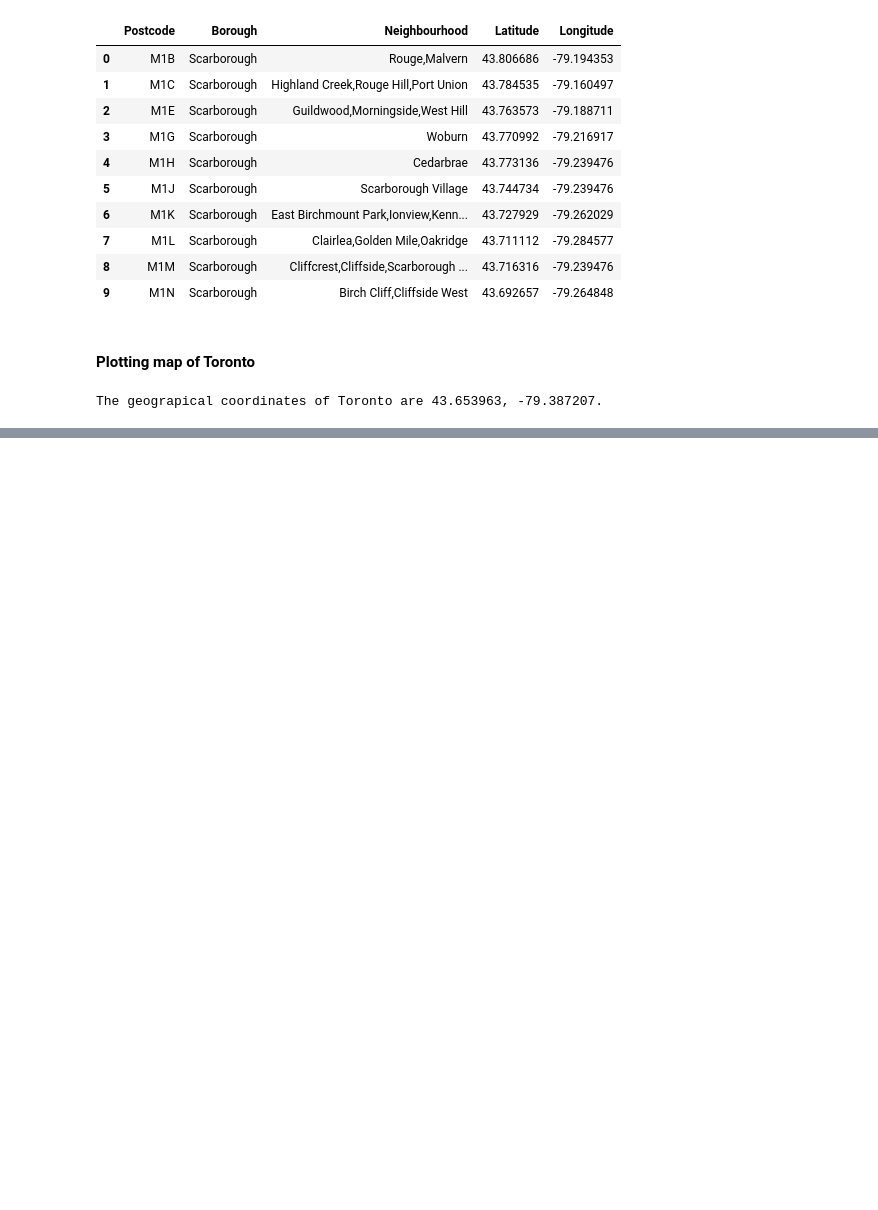
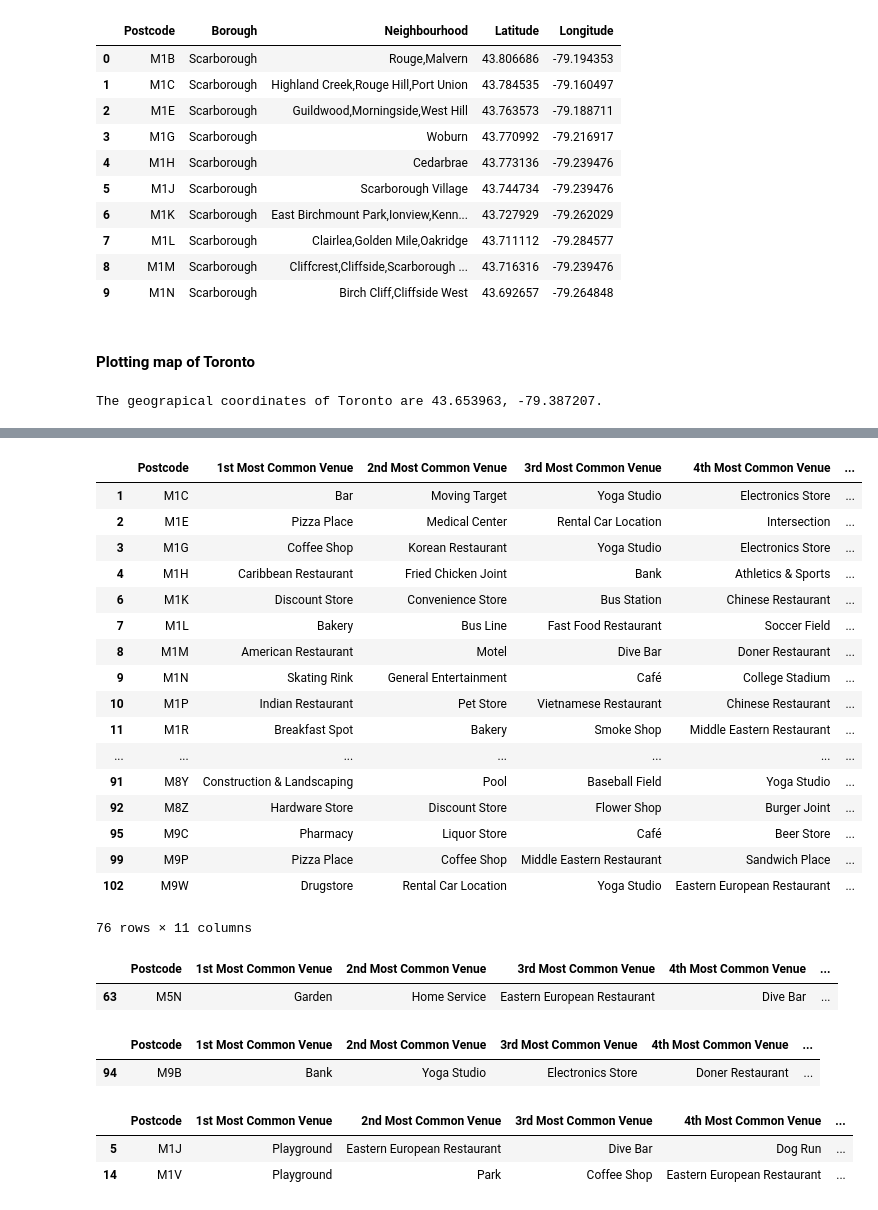
Before and after one commit to humanshado/Coursera_Capstone, a Jupyter notebook: Exploring Toronto Neighborhoods.ipynb, the cells around one changed output, grey strips where cells are left out. Cells and saved outputs as stored; diff of their text form; code cells hidden in the pictures; blank space fills up the shorter version.

```diff
--- a/Exploring Toronto Neighborhoods.ipynb
+++ b/Exploring Toronto Neighborhoods.ipynb
@@ -170,0 +371,37 @@ map_toronto
+# %%
+toronto_merged.loc[toronto_merged['Cluster Labels'] == 0, toronto_merged.columns[[0] + list(range(6, toronto_merged.shape[1]))]]
+# %% [output]
+|  | Postcode | 1st Most Common Venue | 2nd Most Common Venue | 3rd Most Common Venue | 4th Most Common Venue | ... |
+| 1 | M1C | Bar | Moving Target | Yoga Studio | Electronics Store | ... |
+| 2 | M1E | Pizza Place | Medical Center | Rental Car Location | Intersection | ... |
+| 3 | M1G | Coffee Shop | Korean Restaurant | Yoga Studio | Electronics Store | ... |
+| 4 | M1H | Caribbean Restaurant | Fried Chicken Joint | Bank | Athletics & Sports | ... |
+| 6 | M1K | Discount Store | Convenience Store | Bus Station | Chinese Restaurant | ... |
+| 7 | M1L | Bakery | Bus Line | Fast Food Restaurant | Soccer Field | ... |
+| 8 | M1M | American Restaurant | Motel | Dive Bar | Doner Restaurant | ... |
+| 9 | M1N | Skating Rink | General Entertainment | Café | College Stadium | ... |
+| 10 | M1P | Indian Restaurant | Pet Store | Vietnamese Restaurant | Chinese Restaurant | ... |
+| 11 | M1R | Breakfast Spot | Bakery | Smoke Shop | Middle Eastern Restaurant | ... |
+| ... | ... | ... | ... | ... | ... | ... |
+| 91 | M8Y | Construction & Landscaping | Pool | Baseball Field | Yoga Studio | ... |
+| 92 | M8Z | Hardware Store | Discount Store | Flower Shop | Burger Joint | ... |
+| 95 | M9C | Pharmacy | Liquor Store | Café | Beer Store | ... |
+| 99 | M9P | Pizza Place | Coffee Shop | Middle Eastern Restaurant | Sandwich Place | ... |
+| 102 | M9W | Drugstore | Rental Car Location | Yoga Studio | Eastern European Restaurant | ... |
+76 rows × 11 columns
+# %%
+toronto_merged.loc[toronto_merged['Cluster Labels'] == 1, toronto_merged.columns[[0] + list(range(6, toronto_merged.shape[1]))]]
+# %% [output]
+|  | Postcode | 1st Most Common Venue | 2nd Most Common Venue | 3rd Most Common Venue | 4th Most Common Venue | ... |
+| 63 | M5N | Garden | Home Service | Eastern European Restaurant | Dive Bar | ... |
+# %%
+toronto_merged.loc[toronto_merged['Cluster Labels'] == 2, toronto_merged.columns[[0] + list(range(6, toronto_merged.shape[1]))]]
+# %% [output]
+|  | Postcode | 1st Most Common Venue | 2nd Most Common Venue | 3rd Most Common Venue | 4th Most Common Venue | ... |
+| 94 | M9B | Bank | Yoga Studio | Electronics Store | Doner Restaurant | ... |
+# %%
+toronto_merged.loc[toronto_merged['Cluster Labels'] == 3, toronto_merged.columns[[0] + list(range(6, toronto_merged.shape[1]))]]
+# %% [output]
+|  | Postcode | 1st Most Common Venue | 2nd Most Common Venue | 3rd Most Common Venue | 4th Most Common Venue | ... |
+| 5 | M1J | Playground | Eastern European Restaurant | Dive Bar | Dog Run | ... |
+| 14 | M1V | Playground | Park | Coffee Shop | Eastern European Restaurant | ... |
```
Also changed, not shown: parts of 26 cells of this notebook, 2 other files.
